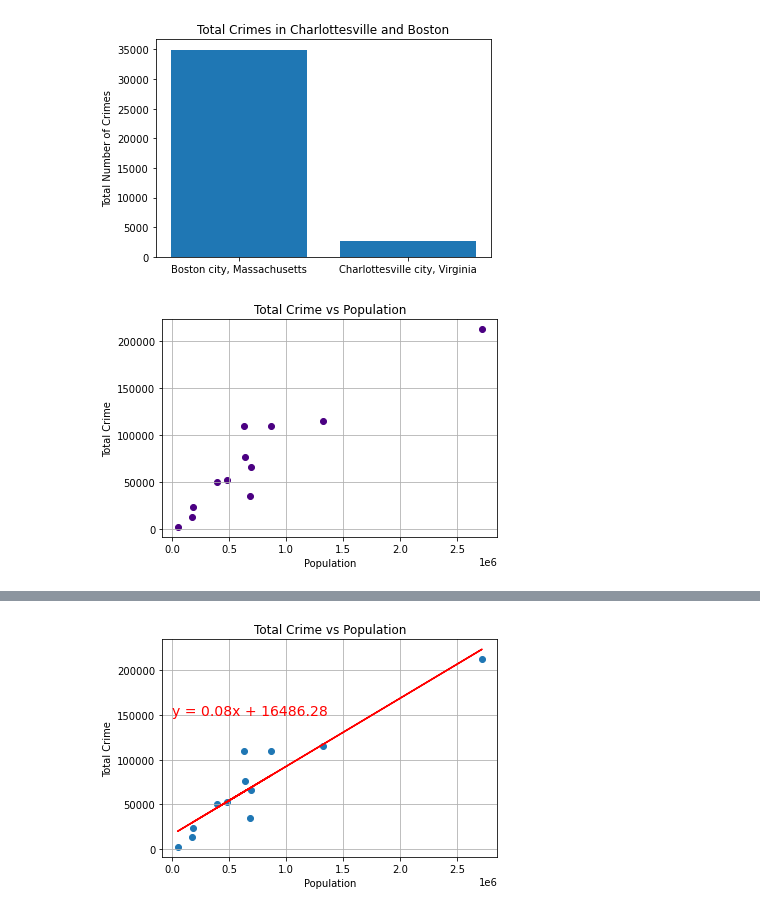
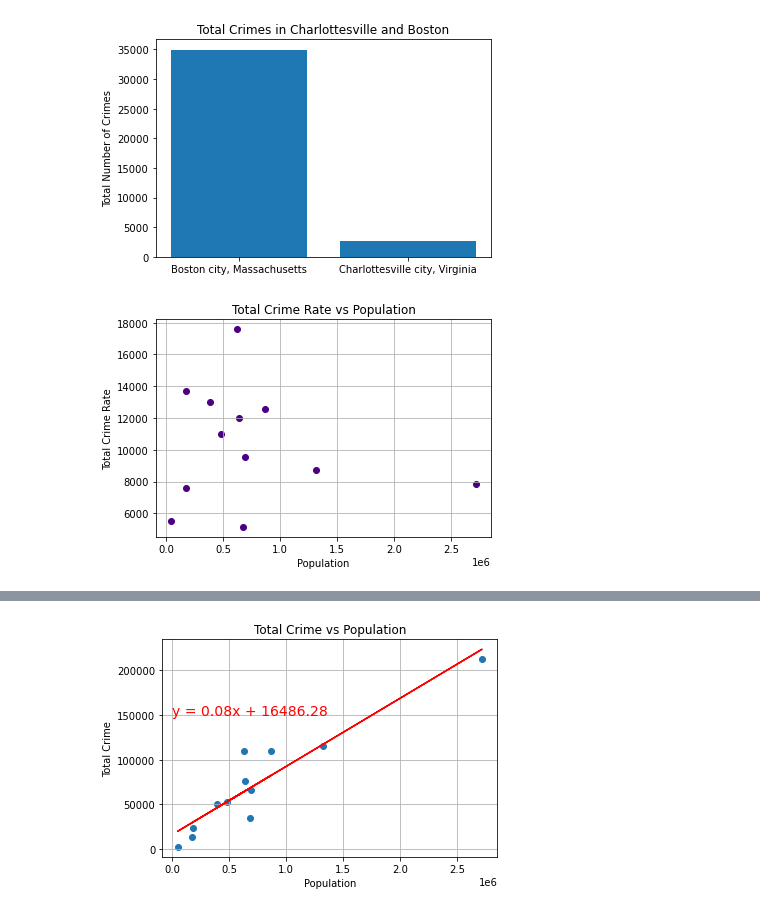
Before and after one commit to meghanvl/project_won, a Jupyter notebook: Visualizations.ipynb, the cells around one changed output, grey strips where cells are left out. Saved outputs shown, nothing was run; the diff lists cells and outputs as text; code cells hidden in the pictures.

```diff
--- a/Visualizations.ipynb
+++ b/Visualizations.ipynb
@@ -315,12 +326,12 @@ plt.show()
 [figure]
 # %%
 #scatter plot total crime vs population
-plt.scatter(total_crime_rates["Population"], total_crime_rates["Total Crime"], marker="o", color="indigo")
-plt.title("Total Crime vs Population")
+plt.scatter(total_crime_rates["Population"], total_crime_rates["Total Crime Rate"], marker="o", color="indigo")
+plt.title("Total Crime Rate vs Population")
 plt.xlabel("Population")
-plt.ylabel("Total Crime")
+plt.ylabel("Total Crime Rate")
 plt.savefig("TotalCrimevsPop.png")
 plt.grid()
 plt.show()
 # %% [output]
-[figure, old version]
+[figure, new version]
```
Also changed, not shown: parts of 9 cells of this notebook.
